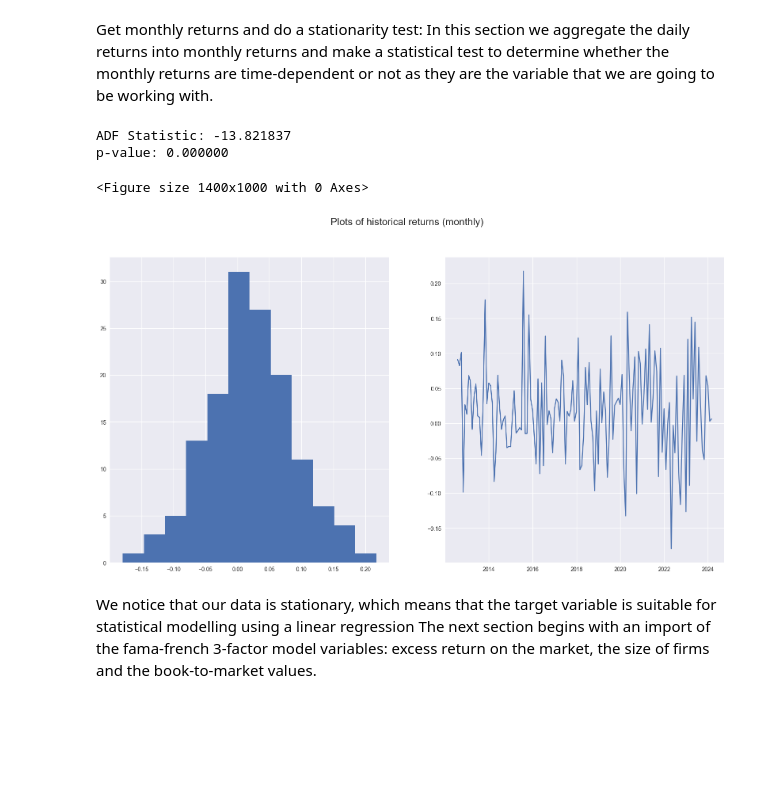
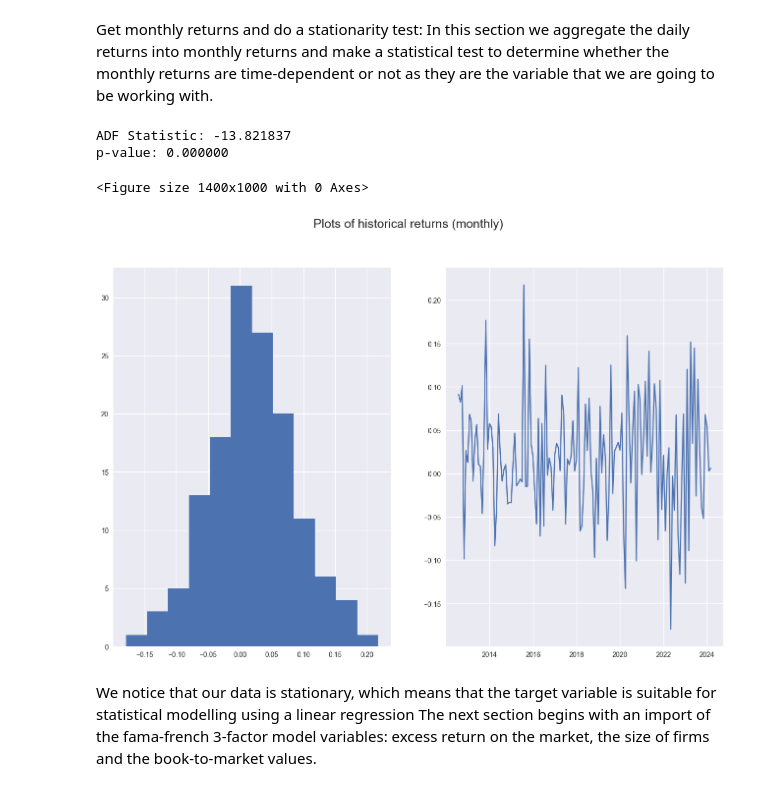
Before and after one commit to leoouyang781/Test-Repository, a Jupyter notebook: Python-For-Finance-2nd-Edition/Chapter 7.ipynb, the cells around one changed output. Cells and saved outputs as stored; diff of their text form; code cells hidden in the pictures; blank space fills up the shorter version.

```diff
--- a/Python-For-Finance-2nd-Edition/Chapter 7.ipynb
+++ b/Python-For-Finance-2nd-Edition/Chapter 7.ipynb
@@ -378,25 +378,25 @@ In this section we aggregate the daily returns into monthly returns and make a s
 # %%
 #-------Monthly data
 #resample data to monthly:
 mon = dataset['Adj Close'].resample('1M').last()
 mon_rets = mon.pct_change().dropna()
 
-#plots of montly rets:
+#plots of monthly rets:
 plt.figure()
-fig2, axs = plt.subplots(1, 2,figsize=(20, 10))
+fig2, axs = plt.subplots(1, 2,figsize=(16, 10))
 axs[0].hist(mon_rets,bins=round(sqrt(len(mon_rets))))
 axs[1].plot(mon_rets)
 fig2.suptitle('Plots of historical returns (monthly)',fontsize=18)
 
 #stationarity test
 adf = adfuller(mon_rets)
 print('ADF Statistic: %f' % adf[0])
 print('p-value: %f' % adf[1])
 # %% [output]
 ADF Statistic: -13.821837
 p-value: 0.000000
 <Figure size 1400x1000 with 0 Axes>
-[figure, old version]
+[figure, new version]
 # %% [markdown]
 We notice that our data is stationary, which means that the target variable is suitable for statistical modelling using a linear regression
 The next section begins with an import of the fama-french 3-factor model variables: excess return on the market, the size of firms and the book-to-market values.
```
Also changed, not shown: parts of 15 cells of this notebook.
